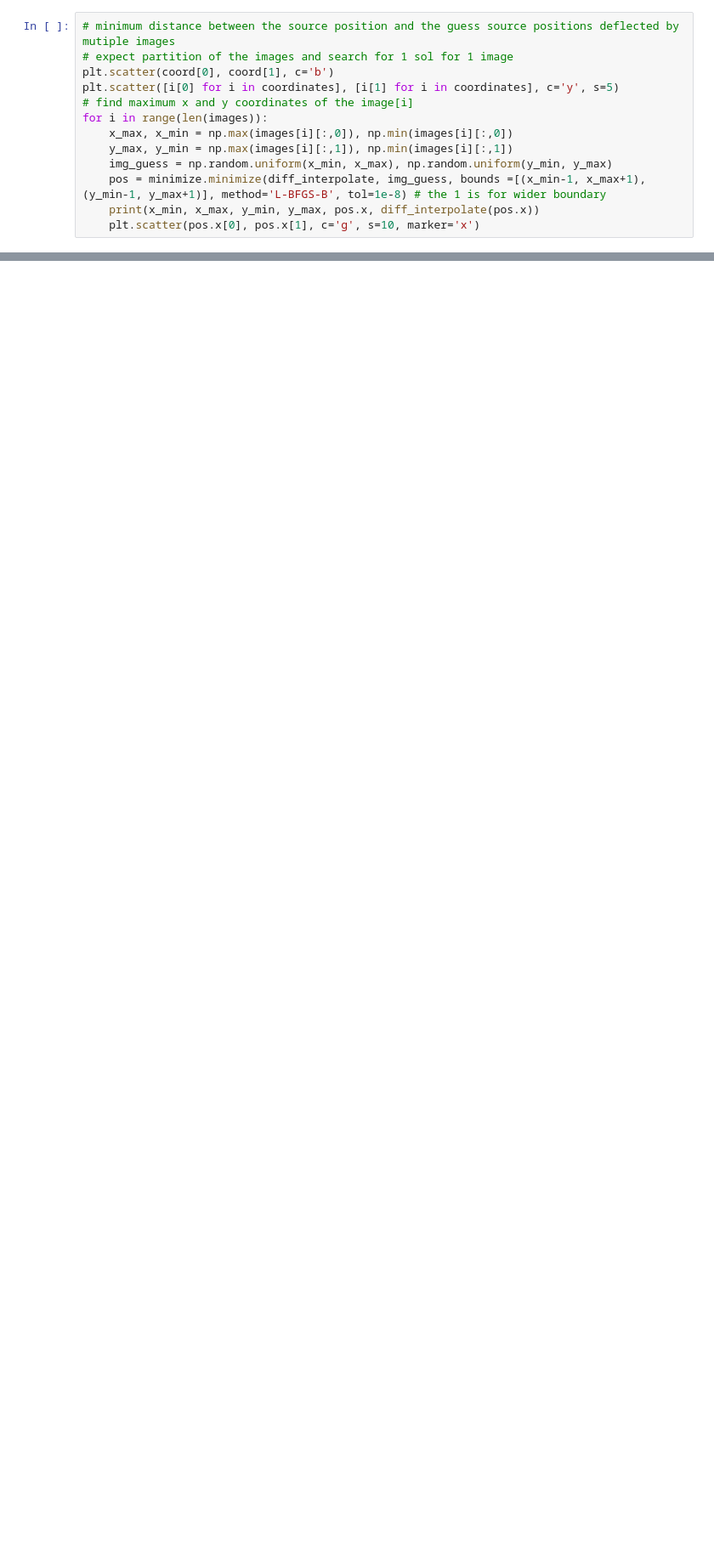
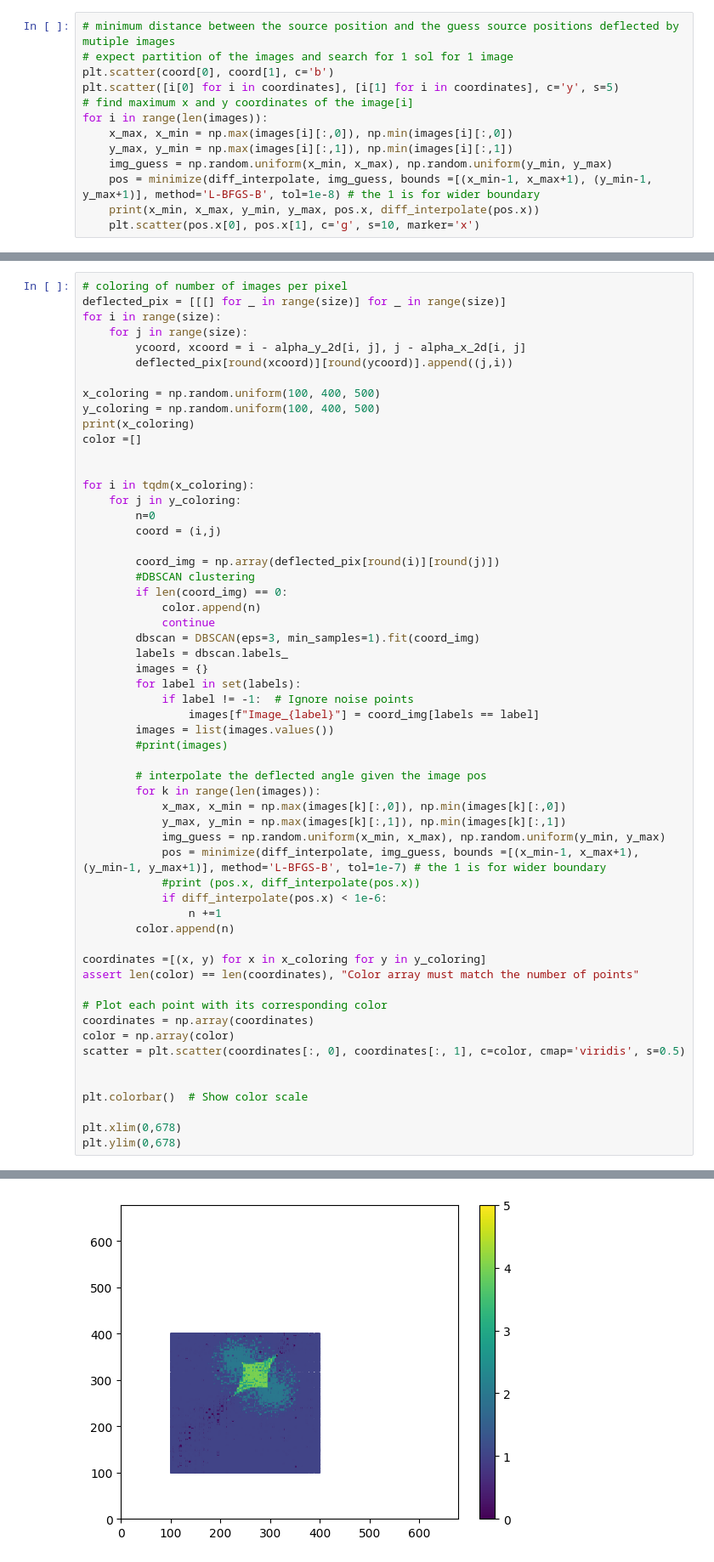
Before and after one commit to diceandcats/SURE-GW-lensing, a Jupyter notebook: Real stuffs/subpixel.ipynb, the cells around one changed output, grey strips where cells are left out. Shown at 85% size. Saved outputs shown, nothing was run; the diff lists cells and outputs as text; blank space fills up the shorter version.

```diff
--- a/Real stuffs/subpixel.ipynb
+++ b/Real stuffs/subpixel.ipynb
@@ -232,7 +245,7 @@ for i in range(len(images)):
     x_max, x_min = np.max(images[i][:,0]), np.min(images[i][:,0])
     y_max, y_min = np.max(images[i][:,1]), np.min(images[i][:,1])
     img_guess = np.random.uniform(x_min, x_max), np.random.uniform(y_min, y_max)
-    pos = minimize.minimize(diff_interpolate, img_guess, bounds =[(x_min-1, x_max+1), (y_min-1, y_max+1)], method='L-BFGS-B', tol=1e-8) # the 1 is for wider boundary
+    pos = minimize(diff_interpolate, img_guess, bounds =[(x_min-1, x_max+1), (y_min-1, y_max+1)], method='L-BFGS-B', tol=1e-8) # the 1 is for wider boundary
     print(x_min, x_max, y_min, y_max, pos.x, diff_interpolate(pos.x))
     plt.scatter(pos.x[0], pos.x[1], c='g', s=10, marker='x')
 # %% [output]
@@ -309,0 +322,58 @@ TNC result: [398.73761353 343.94531231], value: 2.3796185220879128e-09
+# %%
+# coloring of number of images per pixel
+deflected_pix = [[[] for _ in range(size)] for _ in range(size)]
+for i in range(size):
+    for j in range(size):
+        ycoord, xcoord = i - alpha_y_2d[i, j], j - alpha_x_2d[i, j]
+        deflected_pix[round(xcoord)][round(ycoord)].append((j,i))
+
+x_coloring = np.random.uniform(100, 400, 500)
+y_coloring = np.random.uniform(100, 400, 500)
+print(x_coloring)
+color =[]
+
+
+for i in tqdm(x_coloring):
+    for j in y_coloring:
+        n=0
+        coord = (i,j)
+
+        coord_img = np.array(deflected_pix[round(i)][round(j)])
+        #DBSCAN clustering
+        if len(coord_img) == 0:
+            color.append(n)
+            continue
+        dbscan = DBSCAN(eps=3, min_samples=1).fit(coord_img)
+        labels = dbscan.labels_
+        images = {}
+        for label in set(labels):
+            if label != -1:  # Ignore noise points
+                images[f"Image_{label}"] = coord_img[labels == label]
+        images = list(images.values())
+        #print(images)
+
+        # interpolate the deflected angle given the image pos
+        for k in range(len(images)):
+            x_max, x_min = np.max(images[k][:,0]), np.min(images[k][:,0])
+            y_max, y_min = np.max(images[k][:,1]), np.min(images[k][:,1])
+            img_guess = np.random.uniform(x_min, x_max), np.random.uniform(y_min, y_max)
+            pos = minimize(diff_interpolate, img_guess, bounds =[(x_min-1, x_max+1), (y_min-1, y_max+1)], method='L-BFGS-B', tol=1e-7) # the 1 is for wider boundary
+            #print (pos.x, diff_interpolate(pos.x))
+            if diff_interpolate(pos.x) < 1e-6:
+                n +=1
+        color.append(n)
+
+coordinates =[(x, y) for x in x_coloring for y in y_coloring]
+assert len(color) == len(coordinates), "Color array must match the number of points"
+
+# Plot each point with its corresponding color
+coordinates = np.array(coordinates)
+color = np.array(color)
+scatter = plt.scatter(coordinates[:, 0], coordinates[:, 1], c=color, cmap='viridis', s=0.5)
+
+
+plt.colorbar()  # Show color scale
+
+plt.xlim(0,678)
+plt.ylim(0,678)
+# %% [output]
@@ -309,0 +398 @@ TNC result: [398.73761353 343.94531231], value: 2.3796185220879128e-09
+[figure, added]
```
Also changed, not shown: parts of 13 cells of this notebook, 4 other files.
